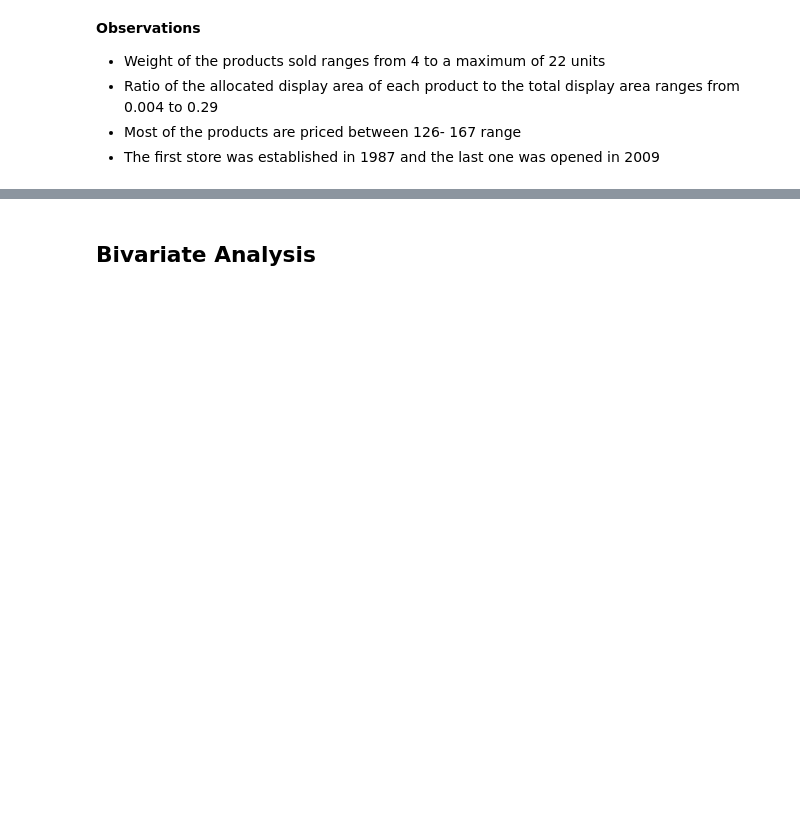
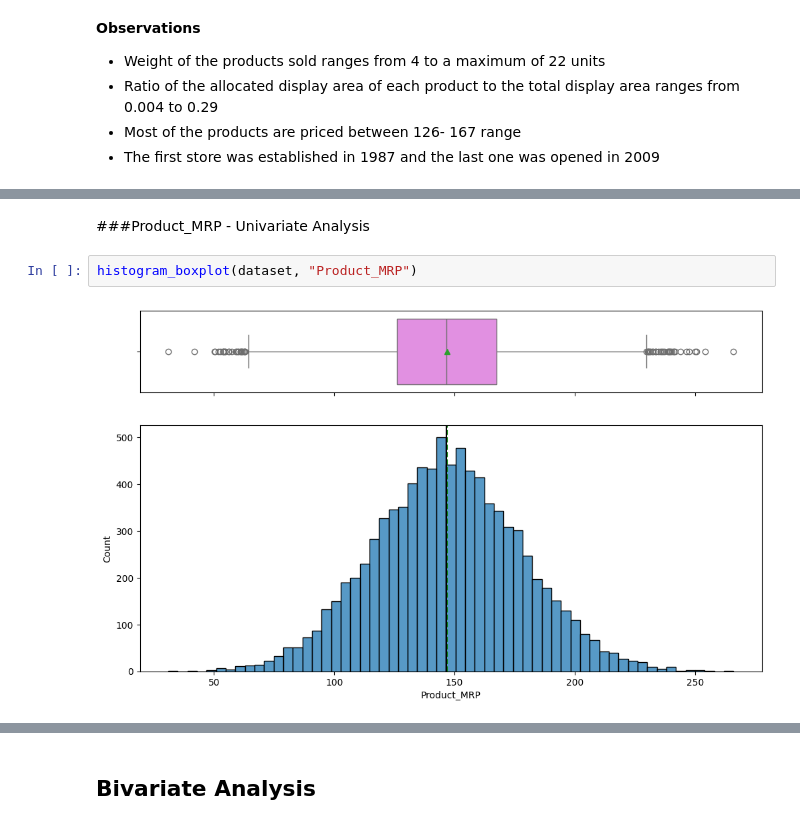
Before and after one commit to uday-d4/UTAI_SuperKArt, a Jupyter notebook: SuperKart_Model_Deployment_Notebook.ipynb, the cells around one changed output, grey strips where cells are left out. Drawn from its saved outputs; the diff is of its cells as text; blank space fills up the shorter version.

```diff
--- a/SuperKart_Model_Deployment_Notebook.ipynb
+++ b/SuperKart_Model_Deployment_Notebook.ipynb
@@ -326,0 +432,6 @@ dataset[categorical_features].describe()
+# %% [markdown]
+###Product_MRP - Univariate Analysis
+# %%
+histogram_boxplot(dataset, "Product_MRP")
+# %% [output]
+[figure, added]
```
Also changed, not shown: parts of 25 cells of this notebook.
